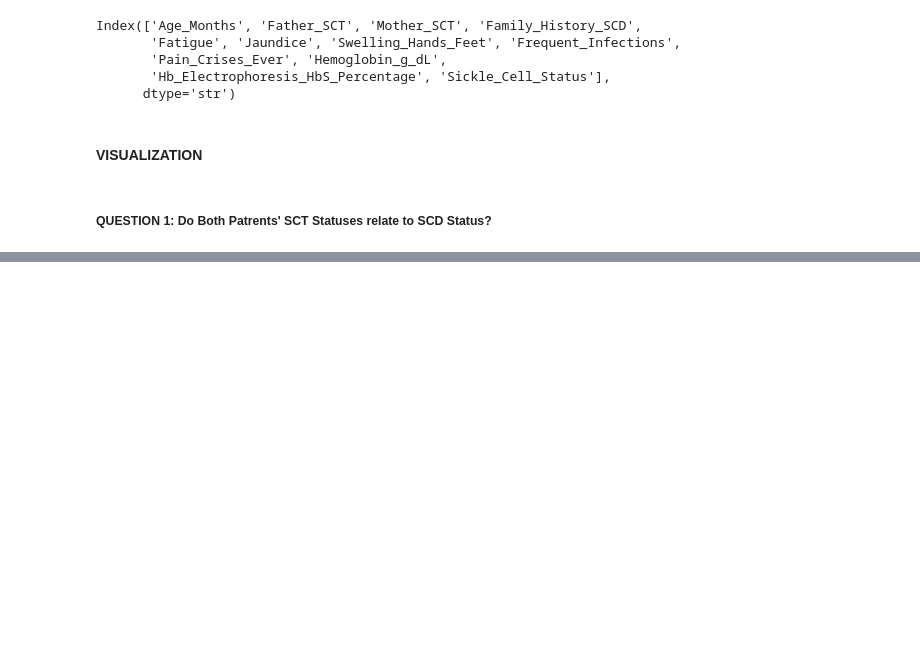
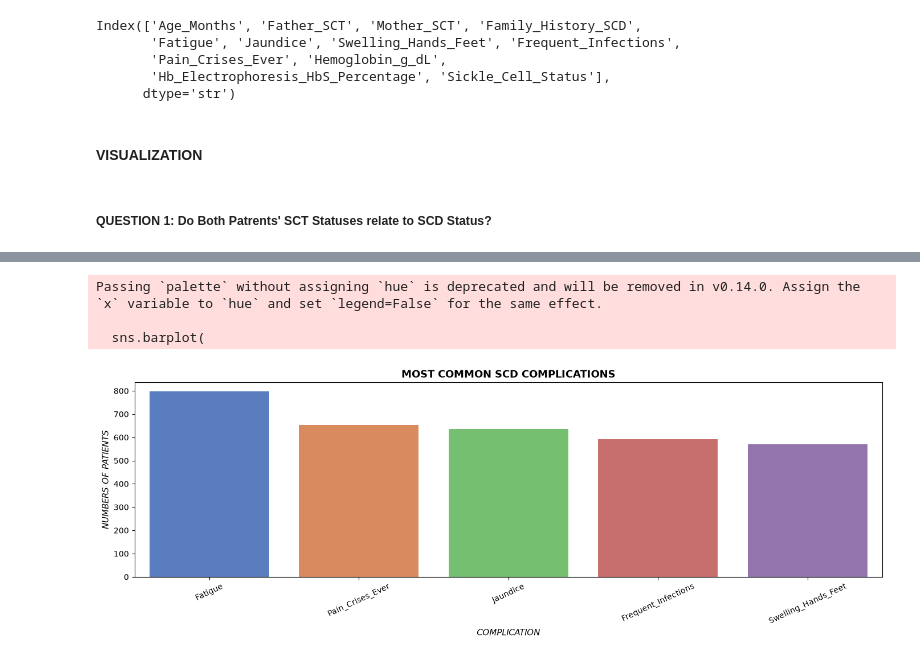
Before and after one commit to ENNILOIS/Sail-Personal-work, a Jupyter notebook: sickle_cell_patients_report/sickle_cell_project.ipynb, the cells around one changed output, grey strips where cells are left out. Drawn from its saved outputs; the diff is of its cells as text; code cells hidden in the pictures; blank space fills up the shorter version.

```diff
--- a/sickle_cell_patients_report/sickle_cell_project.ipynb
+++ b/sickle_cell_patients_report/sickle_cell_project.ipynb
@@ -241,0 +264,47 @@ plt.show()
+# %%
+complications = [
+    "Fatigue",
+    "Jaundice",
+    "Swelling_Hands_Feet",
+    "Frequent_Infections",
+    "Pain_Crises_Ever"
+]
+
+complication_counts = {}
+
+for column in complications:
+    complication_counts[column] = df[column].value_counts()[1]
+
+complication_counts = pd.Series(complication_counts).sort_values(ascending=False)
+
+fig,ax = plt.subplots(figsize = (14, 5))
+
+sns.barplot(
+    x = complication_counts.index,
+    y = complication_counts.values,
+    palette = "muted",
+    legend = False,
+    ax=ax
+)
+
+ax.set_title("MOST COMMON SCD COMPLICATIONS",
+              fontsize = 13,
+              fontweight = "bold")
+
+ax.set_xlabel("COMPLICATION",
+               fontsize = 11,
+               fontstyle = "italic")
+
+ax.set_ylabel("NUMBERS OF PATIENTS",
+                fontsize = 11,
+                fontstyle = "italic")
+
+ax.tick_params(axis = "x", rotation = 25)
+
+plt.tight_layout()
+plt.show()
+# %% [output]
+Passing `palette` without assigning `hue` is deprecated and will be removed in v0.14.0. Assign the `x` variable to `hue` and set `legend=False` for the same effect.
+
+  sns.barplot(
+[figure, added]
```
Also changed, not shown: parts of 3 cells of this notebook, 2 other files.
